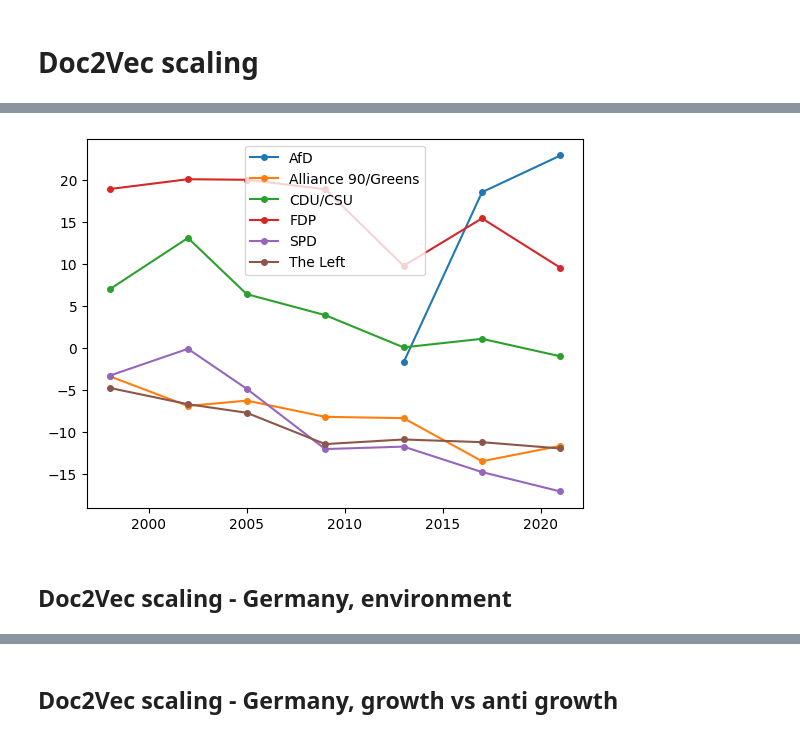
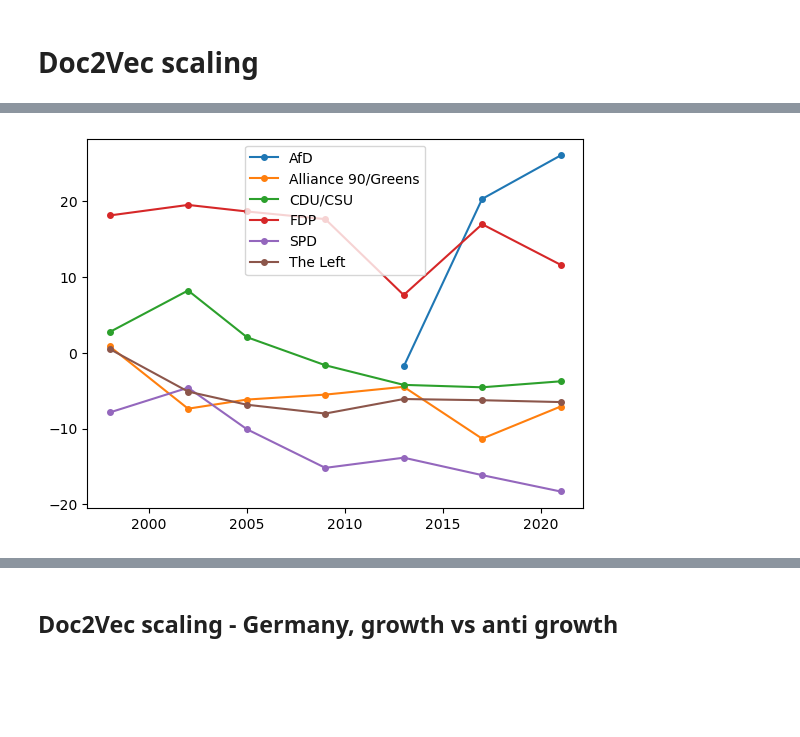
Before and after one commit to hungnguyen167/ContextScale, a Jupyter notebook: 03_main_analyses.ipynb, the cells around one changed output, grey strips where cells are left out. Drawn from its saved outputs; the diff is of its cells as text; code cells hidden in the pictures; blank space fills up the shorter version.

```diff
--- a/03_main_analyses.ipynb
+++ b/03_main_analyses.ipynb
@@ -1513,4 +2067,0 @@ manifesto_deu.groupby(['topic']).count()
-# %%
-outputs_stream = phraseIterator(manifesto_deu,'text_cleaned')
-bigram = Phraser(Phrases(outputs_stream, min_count=1, threshold=5))
-trigram = Phrases(bigram[outputs_stream],  min_count=1, threshold=5)
@@ -1522,2 +2067,0 @@ Starting new epoch
-# %%
-model.train(corpusIterator(manifesto_deu, bigram=bigram, trigram=trigram,text='text_cleaned',labels='party_election'), total_examples=model.corpus_count, epochs=20)
@@ -1556,5 +2067,0 @@ df_d2v = df_d2v[['party_election','d2v_d1', 'd2v_d2']]
-# %%
-df_d2v[['party', 'election']] = df_d2v['party_election'].str.split('_', expand=True)
-df_d2v.loc[:,'election'] = df_d2v['election'].astype(int)
-df_d2v.loc[:,'party_name'] = df_d2v['party'].astype(str).apply(party_deu)
-df_d2v = df_d2v[df_d2v.party_name!='Other']
@@ -1580,0 +2147,5 @@ df_d2v
+# %%
+d2v_germany = final_df_d2v[final_df_d2v.country == 'Germany'].copy()
+d2v_germany.loc[:,'party_name'] = d2v_germany['party'].astype(str).apply(party_deu)
+d2v_germany = d2v_germany[d2v_germany.party_name != 'Other'].reset_index(drop=True)
+d2v_germany.head()
@@ -1581,14 +2159,12 @@ df_d2v
 # %%
 fig, ax = plt.subplots()
 ax.margins(0.05) # Optional, just adds 5% padding to the autoscaling
-for name, group in df_d2v.groupby('party_name'):
+for name, group in d2v_germany.groupby('party_name'):
     ax.plot(group.election, group.d2v_d1, marker='o',  ms=4, label=name)
 ax.legend()
 
 plt.show()
 # %% [output]
-[figure, old version]
+[figure, new version]
 # %%
 df_d2v.to_csv('data/py_outputs/r&c_gen.csv', index=False)
-# %% [markdown]
-## Doc2Vec scaling - Germany, environment
```
Also changed, not shown: parts of 474 cells of this notebook, 36 other files.
